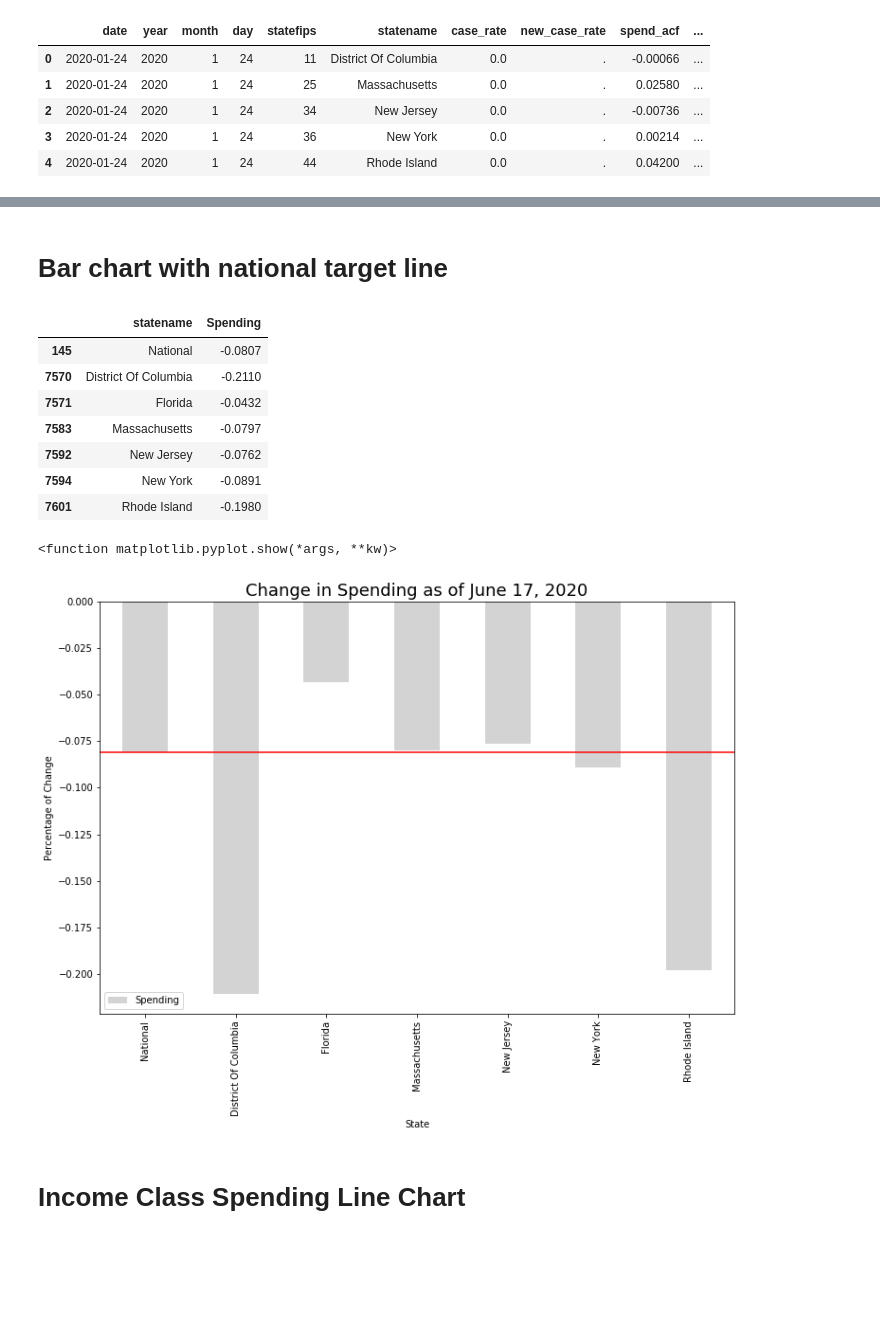
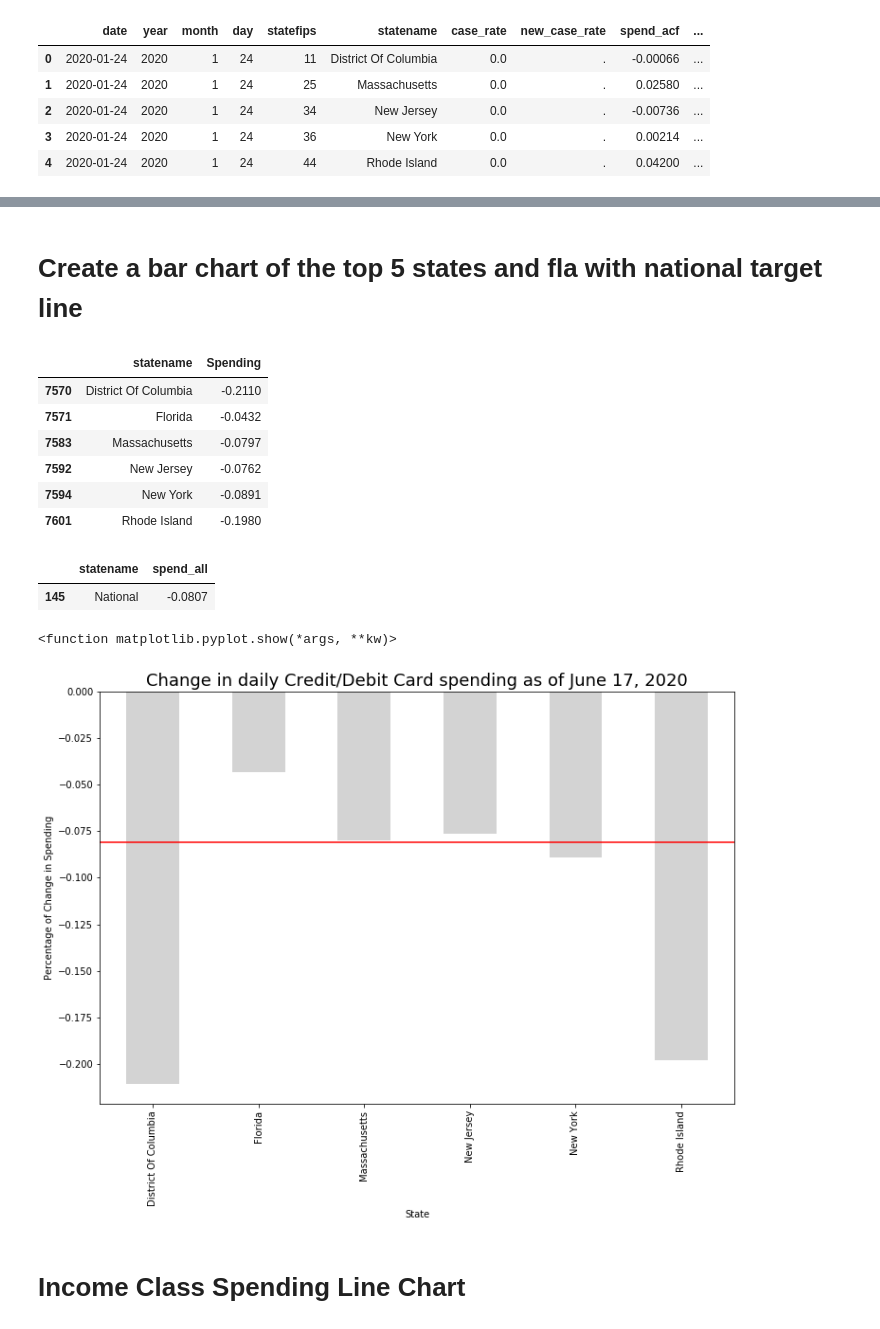
Before and after one commit to Starlinf/Project1, a Jupyter notebook: Project1_Q3.ipynb, the cells around one changed output, grey strips where cells are left out. Cells and saved outputs as stored; diff of their text form; code cells hidden in the pictures; blank space fills up the shorter version.

```diff
--- a/Project1_Q3.ipynb
+++ b/Project1_Q3.ipynb
@@ -475,41 +443,51 @@ plt.show()
 # %% [markdown]
-# Bar chart with national target line
+# Create a bar chart of the top 5 states and fla with national target line
 # %%
+# Create filtered and reduced df to create bar chart
 date_filter = nat_state_append_df[nat_state_append_df["date"] == "2020-06-17"]
 reduced_df = date_filter[['statename','spend_all']]
-flitered_df = reduced_df[reduced_df['statename'].isin(['National','New York','New Jersey','Massachusetts','Florida','Rhode Island', 'District Of Columbia'])]
-flitered_df = flitered_df.rename(columns={"spend_all": "Spending"})
-flitered_df
+top5_states_spend_df = reduced_df[reduced_df['statename'].isin(['New York','New Jersey','Massachusetts','Florida','Rhode Island', 'District Of Columbia'])]
+top5_states_spend_df = top5_states_spend_df.rename(columns={"spend_all": "Spending"})
+top5_states_spend_df
 # %% [output]
 |  | statename | Spending |
-| 145 | National | -0.0807 |
 | 7570 | District Of Columbia | -0.2110 |
 | 7571 | Florida | -0.0432 |
 | 7583 | Massachusetts | -0.0797 |
 | 7592 | New Jersey | -0.0762 |
 | 7594 | New York | -0.0891 |
 | 7601 | Rhode Island | -0.1980 |
+# %%
+# Identify the national precentage of change in spending
+nat_spend_all_df = reduced_df[reduced_df["statename"] == "National"]
+nat_spend_all_df
+# %% [output]
+|  | statename | spend_all |
+| 145 | National | -0.0807 |
 # %%
-# Plot the world average as a bar chart
-flitered_df[['statename', 'Spending']].plot(x='statename', color='lightgray', kind='bar', figsize=(12,8))
+# Plot bar chart
+top5_states_spend_df[['statename', 'Spending']].plot(x='statename', color='lightgray', kind='bar', figsize=(12,8))
 
 # Set plot title
-plt.title("Change in Spending as of June 17, 2020", fontsize=18)
+plt.title("Change in daily Credit/Debit Card spending as of June 17, 2020", fontsize=18)
 
 # Set x abdy axis titles
 ax1 = plt.axes()
 ax1.xaxis.set_label_text('State')
-ax1.yaxis.set_label_text('Percentage of Change')
+ax1.yaxis.set_label_text('Percentage of Change in Spending')
 
 # Set National percentage of change, as of June 17, as target line
 national = -0.0807
 ax1.axhline(national, color="r")
 
+#Remove legend from plot
+plt.gca().get_legend().remove()
+
 # Plot bar chart
 plt.show
 # %% [output]
 <function matplotlib.pyplot.show(*args, **kw)>
-[figure, old version]
+[figure, new version]
 # %% [markdown]
 # Income Class Spending Line Chart
 # %%
```
Also changed, not shown: parts of 59 cells of this notebook.
